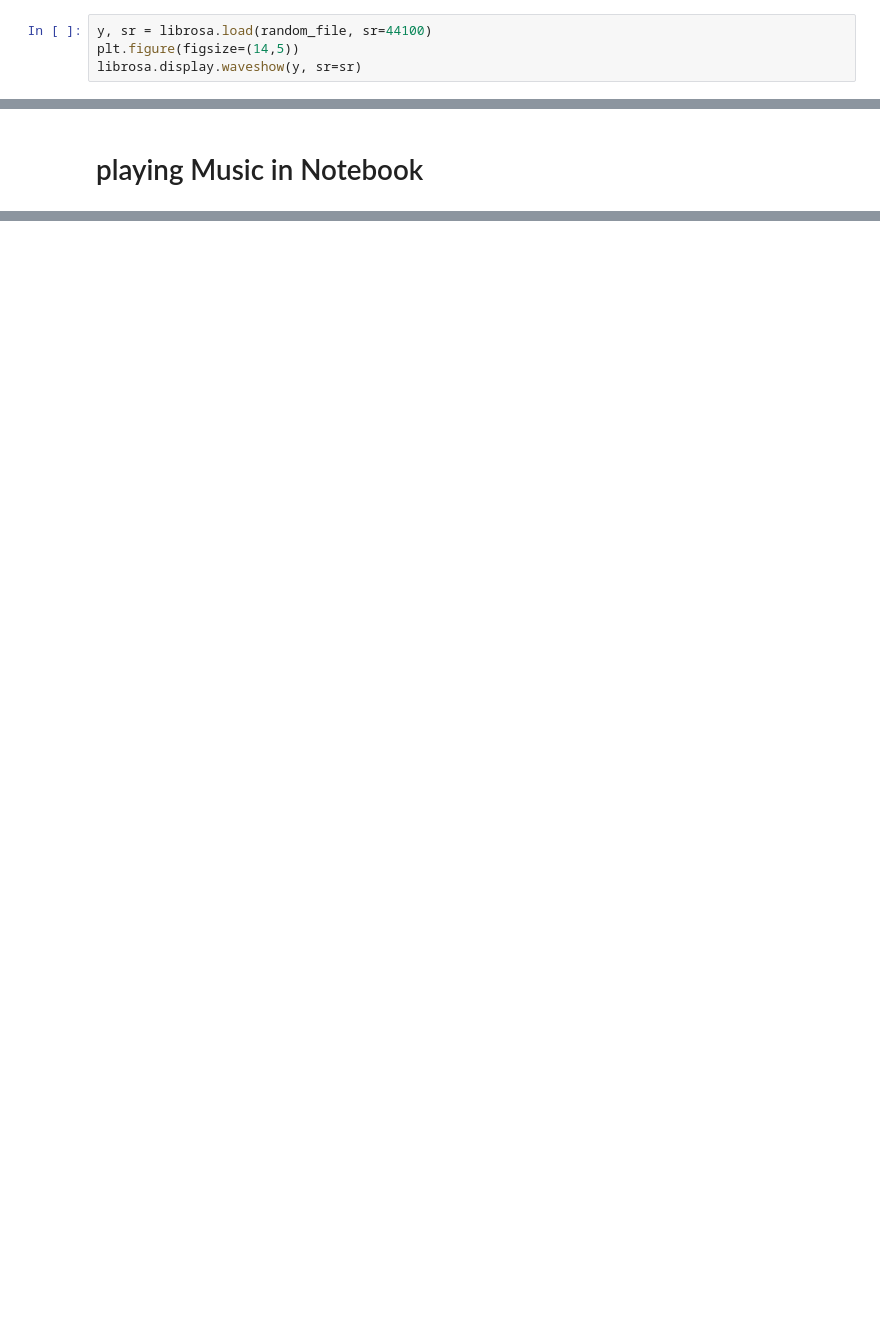
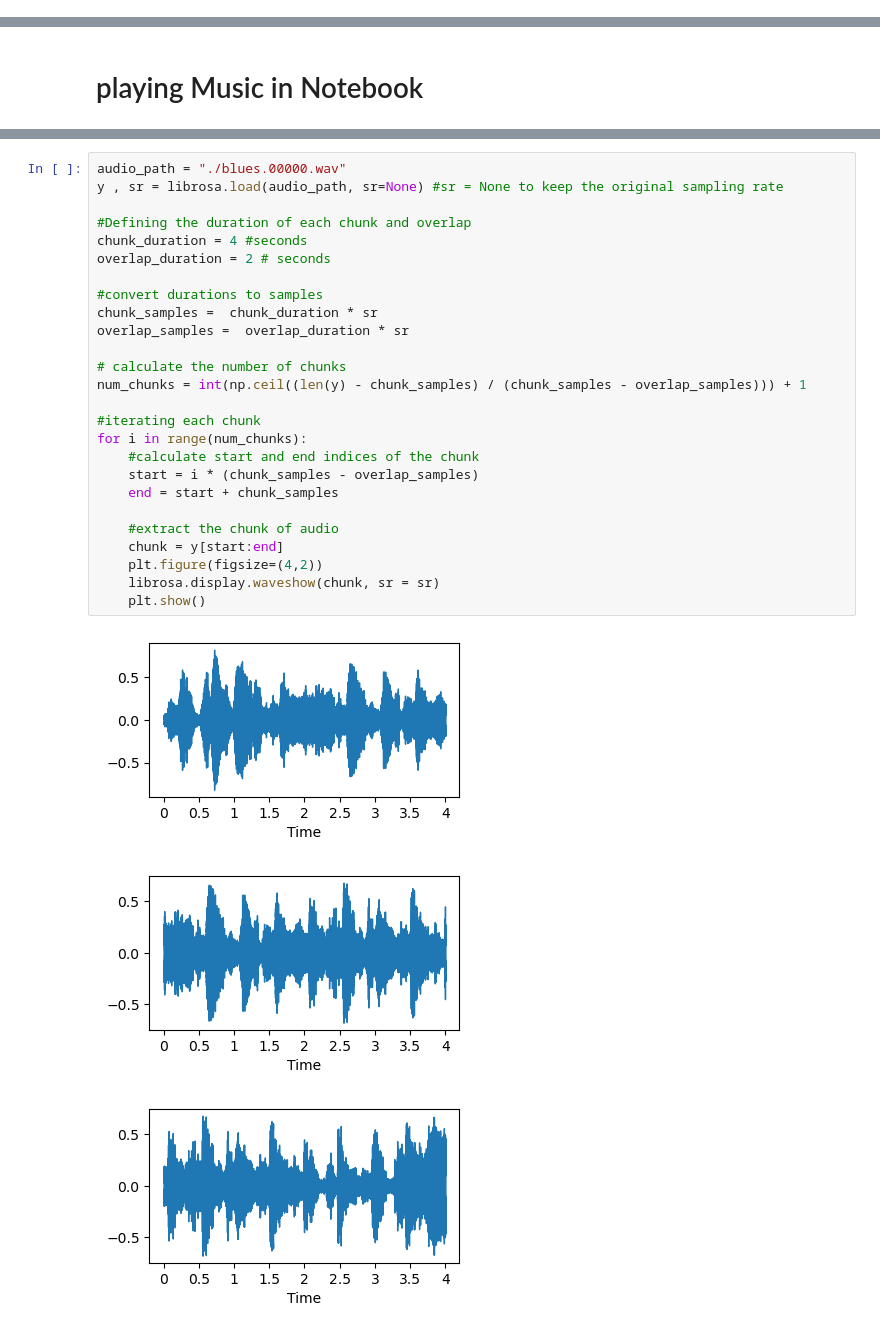
Before and after one commit to Hassan-Muhammad-Yousuf/Music_Genre_Classifier_ML, a Jupyter notebook: Train_Music.ipynb, the cells around one changed output, grey strips where cells are left out. Drawn from its saved outputs; the diff is of its cells as text; blank space fills up the shorter version.

```diff
--- a/Train_Music.ipynb
+++ b/Train_Music.ipynb
@@ -21,4 +19,0 @@ random_file = "./jazz.00001.wav"
-# %%
-y, sr = librosa.load(random_file, sr=44100)
-plt.figure(figsize=(14,5))
-librosa.display.waveshow(y, sr=sr)
@@ -34,0 +34,30 @@ Audio(data=y, rate=sr)
+# %%
+audio_path = "./blues.00000.wav"
+y , sr = librosa.load(audio_path, sr=None) #sr = None to keep the original sampling rate
+
+#Defining the duration of each chunk and overlap
+chunk_duration = 4 #seconds
+overlap_duration = 2 # seconds
+
+#convert durations to samples
+chunk_samples =  chunk_duration * sr
+overlap_samples =  overlap_duration * sr
+
+# calculate the number of chunks
+num_chunks = int(np.ceil((len(y) - chunk_samples) / (chunk_samples - overlap_samples))) + 1
+
+#iterating each chunk
+for i in range(num_chunks):
+    #calculate start and end indices of the chunk
+    start = i * (chunk_samples - overlap_samples)
+    end = start + chunk_samples
+
+    #extract the chunk of audio
+    chunk = y[start:end]
+    plt.figure(figsize=(4,2))
+    librosa.display.waveshow(chunk, sr = sr)
+    plt.show()
+# %% [output]
+[figure, added]
+[figure, added]
+[figure, added]
```
Also changed, not shown: parts of 10 cells of this notebook.
